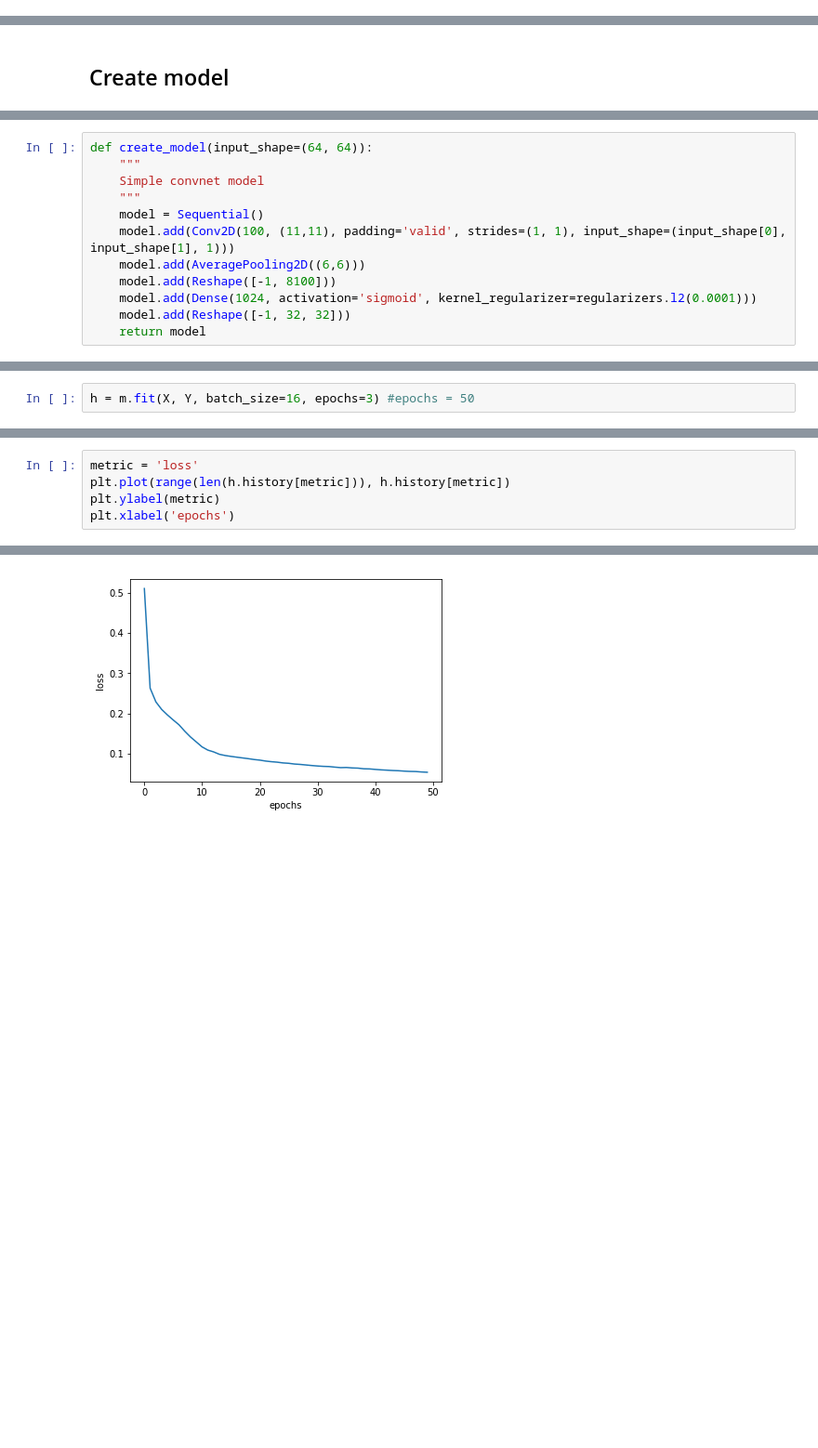
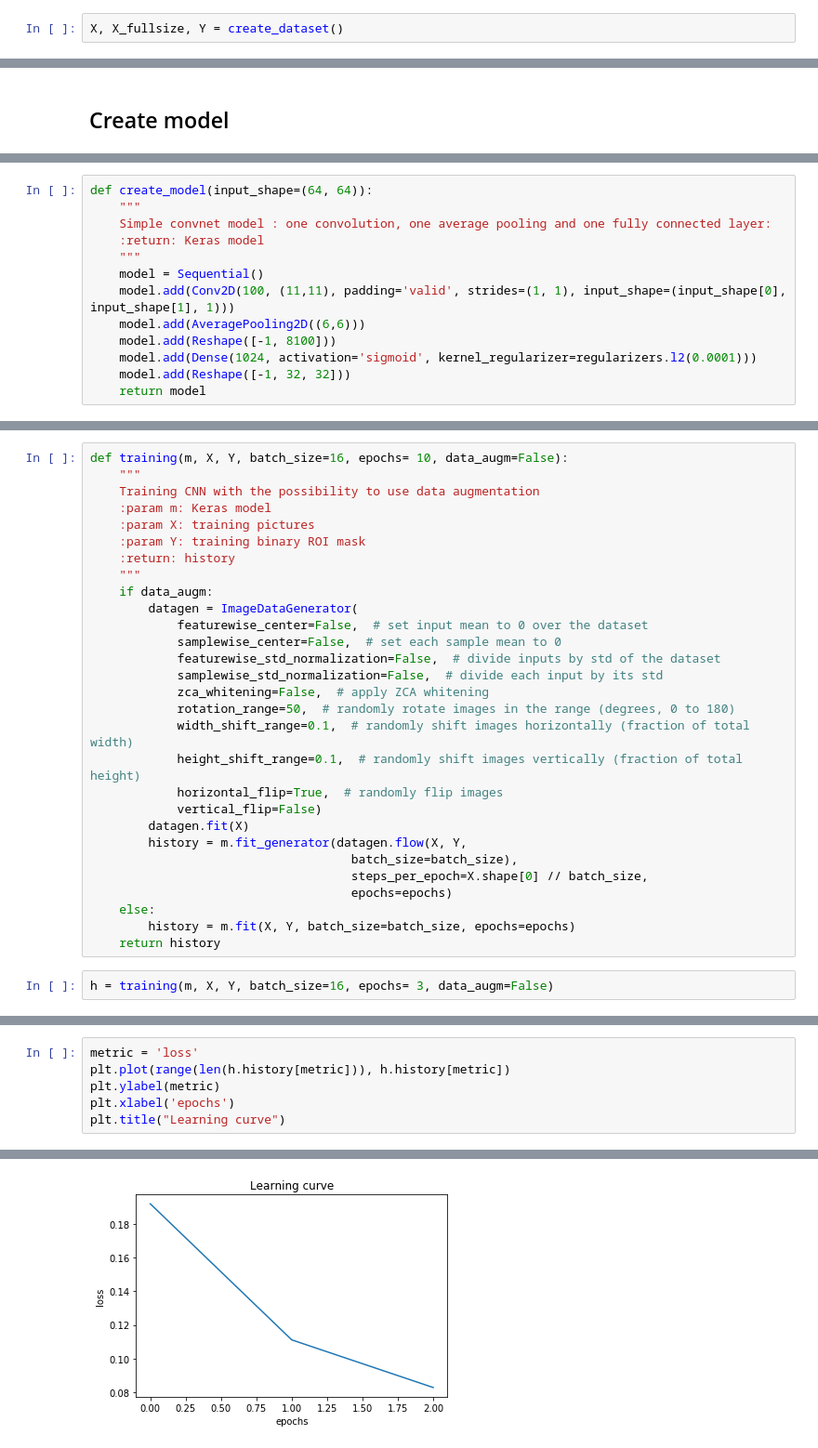
Before and after one commit to alexattia/Medical-Image-Analysis, a Jupyter notebook: CNN.ipynb, the cells around one changed output, grey strips where cells are left out. Shown at 93% size. Cells and saved outputs as stored; diff of their text form; blank space fills up the shorter version.

```diff
--- a/CNN.ipynb
+++ b/CNN.ipynb
@@ -97,0 +101,2 @@ plt.imshow(Y[30].reshape(32, 32))
+# %%
+X, X_fullsize, Y = create_dataset()
@@ -102,7 +117,8 @@ plt.imshow(Y[30].reshape(32, 32))
 # %%
 def create_model(input_shape=(64, 64)):
     """
-    Simple convnet model
+    Simple convnet model : one convolution, one average pooling and one fully connected layer:
+    :return: Keras model
     """
     model = Sequential()
     model.add(Conv2D(100, (11,11), padding='valid', strides=(1, 1), input_shape=(input_shape[0], input_shape[1], 1)))
@@ -128,4 +150,33 @@ m.compile(loss='mean_squared_error',
+# %%
+def training(m, X, Y, batch_size=16, epochs= 10, data_augm=False):
+    """
+    Training CNN with the possibility to use data augmentation
+    :param m: Keras model
+    :param X: training pictures
+    :param Y: training binary ROI mask
+    :return: history
+    """
+    if data_augm:
+        datagen = ImageDataGenerator(
+            featurewise_center=False,  # set input mean to 0 over the dataset
+            samplewise_center=False,  # set each sample mean to 0
+            featurewise_std_normalization=False,  # divide inputs by std of the dataset
+            samplewise_std_normalization=False,  # divide each input by its std
+            zca_whitening=False,  # apply ZCA whitening
+            rotation_range=50,  # randomly rotate images in the range (degrees, 0 to 180)
+            width_shift_range=0.1,  # randomly shift images horizontally (fraction of total width)
+            height_shift_range=0.1,  # randomly shift images vertically (fraction of total height)
+            horizontal_flip=True,  # randomly flip images
+            vertical_flip=False)
+        datagen.fit(X)
+        history = m.fit_generator(datagen.flow(X, Y,
+                                    batch_size=batch_size),
+                                    steps_per_epoch=X.shape[0] // batch_size,
+                                    epochs=epochs)
+    else:
+        history = m.fit(X, Y, batch_size=batch_size, epochs=epochs)
+    return history
 # %%
-h = m.fit(X, Y, batch_size=16, epochs=3) #epochs = 50
+h = training(m, X, Y, batch_size=16, epochs= 3, data_augm=False)
 # %% [output]
 Epoch 1/3
@@ -139,4 +190,5 @@ metric = 'loss'
 plt.plot(range(len(h.history[metric])), h.history[metric])
 plt.ylabel(metric)
 plt.xlabel('epochs')
+plt.title("Learning curve")
 # %% [output]
@@ -144 +196 @@ Text(0.5,0,'epochs')
-[figure, old version]
+[figure, new version]
```
Also changed, not shown: parts of 32 cells of this notebook.
